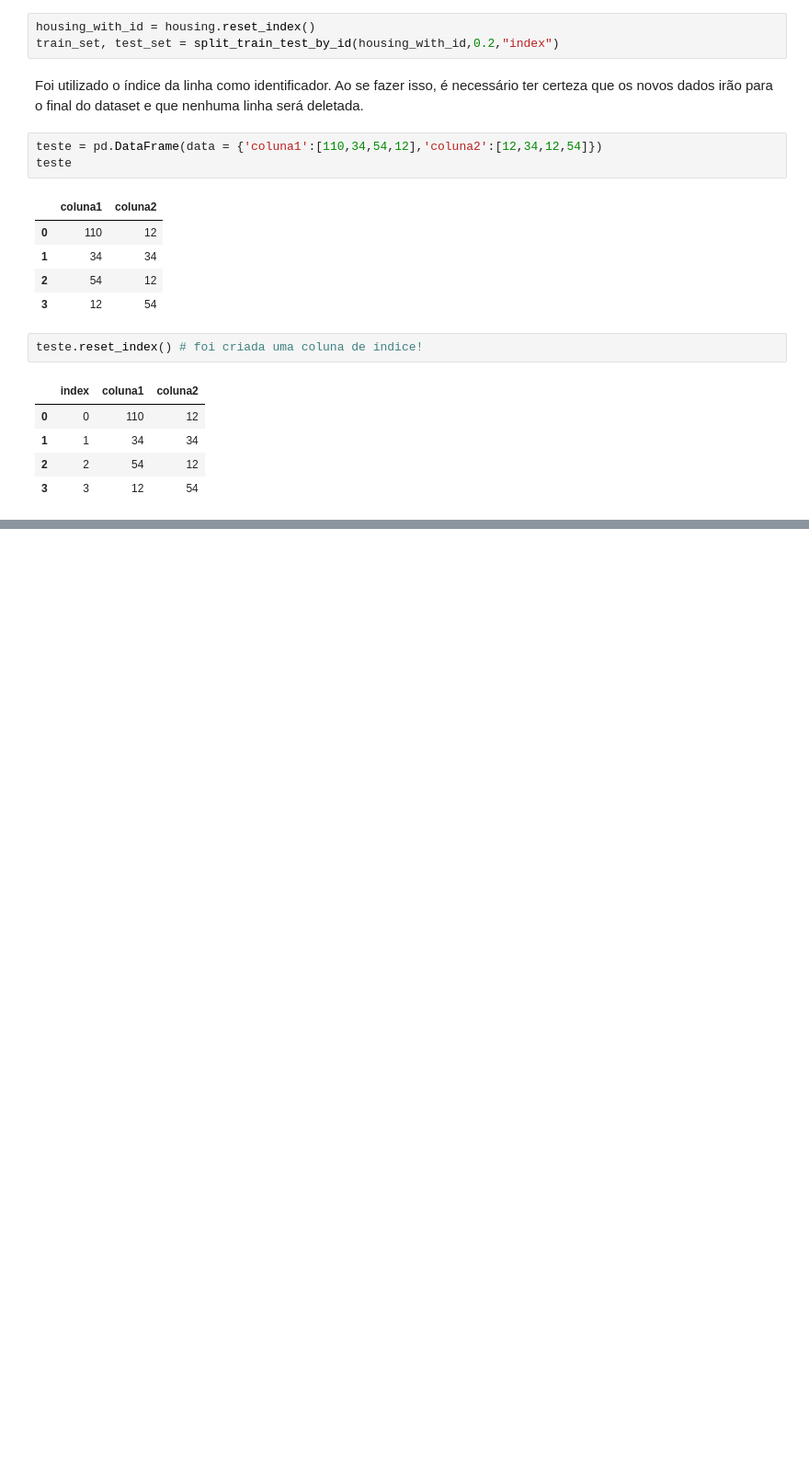
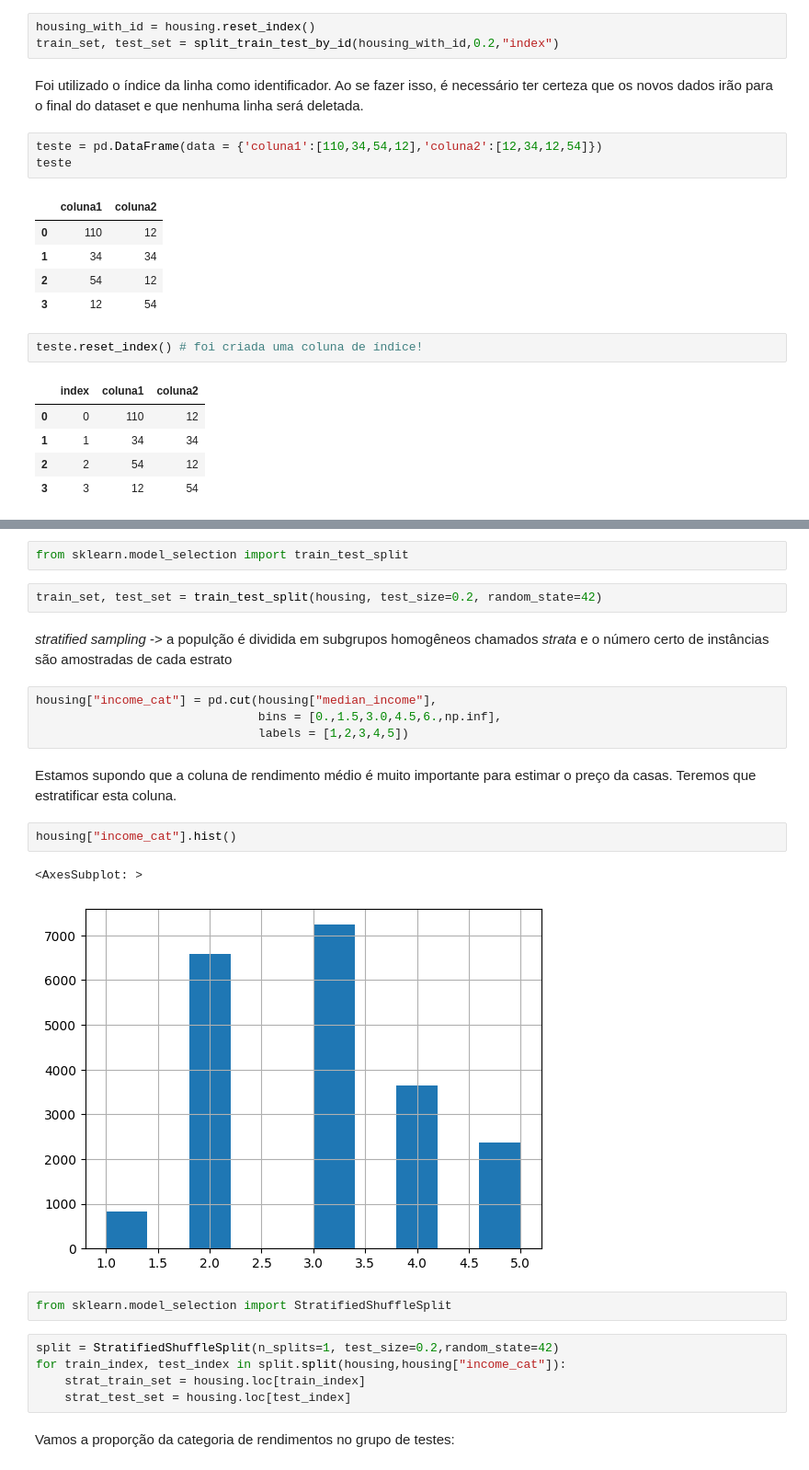
Before and after one commit to Pi-vi/Estudos_de_ML, a Jupyter notebook: Cap 2 - Housing.ipynb, the cells around one changed output, grey strips where cells are left out. Shown at 92% size. Saved outputs shown, nothing was run; the diff lists cells and outputs as text; blank space fills up the shorter version.

```diff
--- a/Cap 2 - Housing.ipynb
+++ b/Cap 2 - Housing.ipynb
@@ -137,0 +170,26 @@ teste.reset_index() # foi criada uma coluna de índice!
+# %%
+from sklearn.model_selection import train_test_split
+# %%
+train_set, test_set = train_test_split(housing, test_size=0.2, random_state=42)
+# %% [markdown]
+*stratified sampling* -> a populção é dividida em subgrupos homogêneos chamados *strata* e o número certo de instâncias são amostradas de cada estrato
+# %%
+housing["income_cat"] = pd.cut(housing["median_income"],
+                               bins = [0.,1.5,3.0,4.5,6.,np.inf],
+                               labels = [1,2,3,4,5])
+# %% [markdown]
+Estamos supondo que a coluna de rendimento médio é muito importante para estimar o preço da casas. Teremos que estratificar esta coluna.
+# %%
+housing["income_cat"].hist()
+# %% [output]
+<AxesSubplot: >
+[figure, added]
+# %%
+from sklearn.model_selection import StratifiedShuffleSplit
+# %%
+split = StratifiedShuffleSplit(n_splits=1, test_size=0.2,random_state=42)
+for train_index, test_index in split.split(housing,housing["income_cat"]):
+    strat_train_set = housing.loc[train_index]
+    strat_test_set = housing.loc[test_index]
+# %% [markdown]
+Vamos a proporção da categoria de rendimentos no grupo de testes:
```
Also changed, not shown: parts of 133 cells of this notebook.
